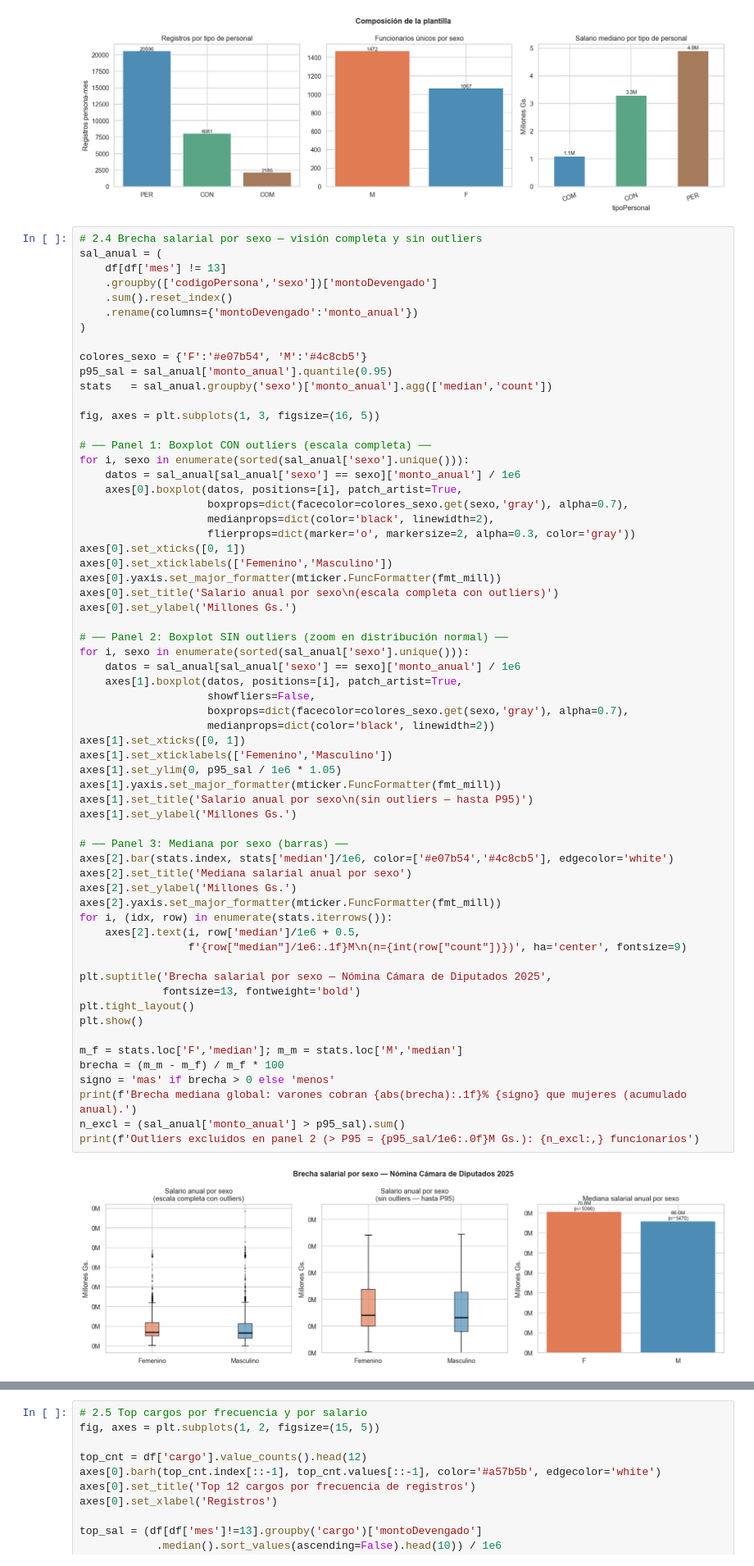
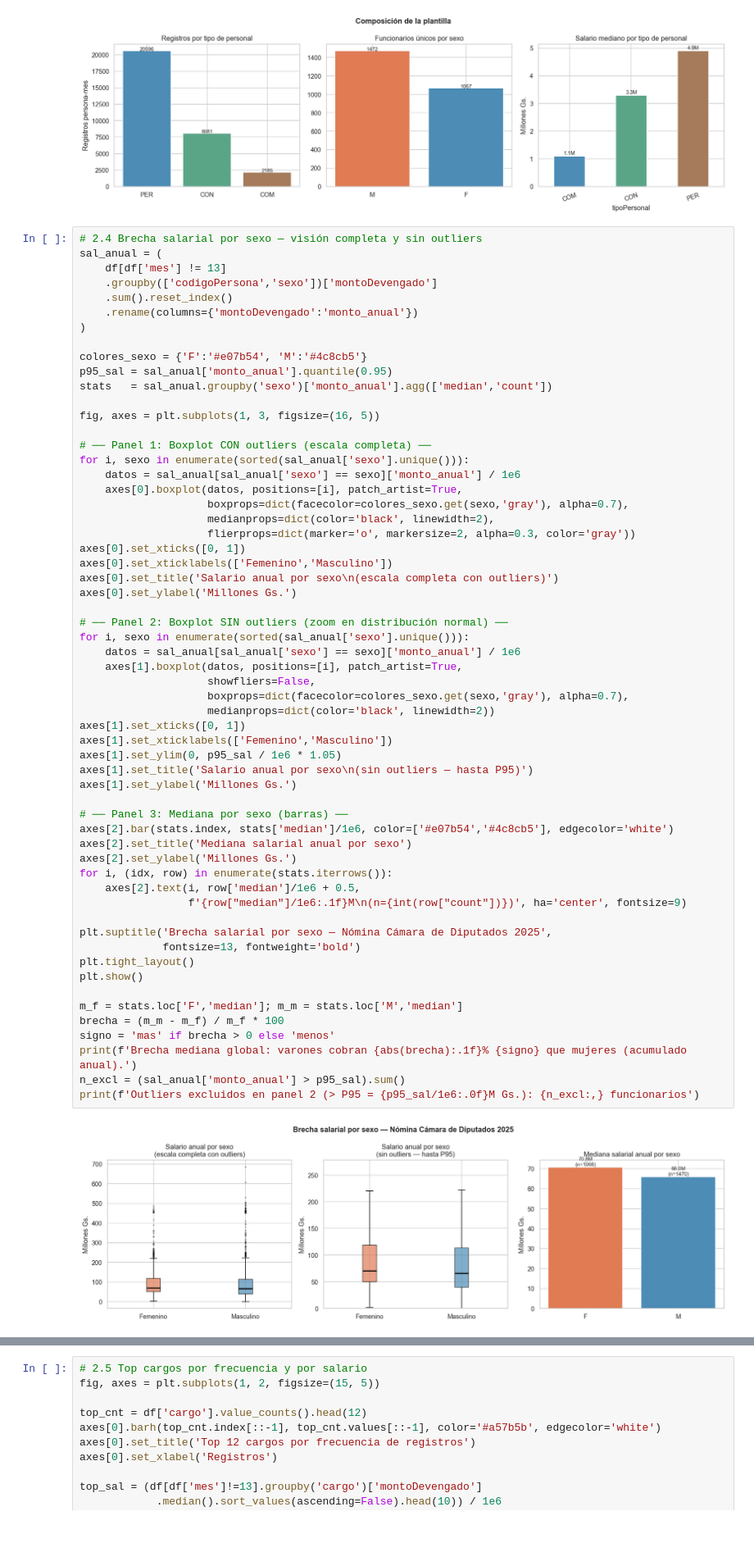
Before and after one commit to bethavila17/eda-nomina-diputados, a Jupyter notebook: notebooks/TP_Final_Pipeline_Ciencia_Datos.ipynb, the cells around one changed output, grey strips where cells are left out. Shown at 82% size. Drawn from its saved outputs; the diff is of its cells as text; blank space fills up the shorter version.

Commit message:
Fix eje Y brecha salarial por sexo — remover fmt_mill donde datos ya estan en millones

```diff
--- a/notebooks/TP_Final_Pipeline_Ciencia_Datos.ipynb
+++ b/notebooks/TP_Final_Pipeline_Ciencia_Datos.ipynb
@@ -542,7 +542,6 @@ for i, sexo in enumerate(sorted(sal_anual['sexo'].unique())):
                     flierprops=dict(marker='o', markersize=2, alpha=0.3, color='gray'))
 axes[0].set_xticks([0, 1])
 axes[0].set_xticklabels(['Femenino','Masculino'])
-axes[0].yaxis.set_major_formatter(mticker.FuncFormatter(fmt_mill))
 axes[0].set_title('Salario anual por sexo\n(escala completa con outliers)')
 axes[0].set_ylabel('Millones Gs.')
 
@@ -552,36 +551,34 @@ for i, sexo in enumerate(sorted(sal_anual['sexo'].unique())):
     axes[1].boxplot(datos, positions=[i], patch_artist=True,
                     showfliers=False,
                     boxprops=dict(facecolor=colores_sexo.get(sexo,'gray'), alpha=0.7),
                     medianprops=dict(color='black', linewidth=2))
 axes[1].set_xticks([0, 1])
 axes[1].set_xticklabels(['Femenino','Masculino'])
 axes[1].set_ylim(0, p95_sal / 1e6 * 1.05)
-axes[1].yaxis.set_major_formatter(mticker.FuncFormatter(fmt_mill))
 axes[1].set_title('Salario anual por sexo\n(sin outliers — hasta P95)')
 axes[1].set_ylabel('Millones Gs.')
 
 # ── Panel 3: Mediana por sexo (barras) ──
 axes[2].bar(stats.index, stats['median']/1e6, color=['#e07b54','#4c8cb5'], edgecolor='white')
 axes[2].set_title('Mediana salarial anual por sexo')
 axes[2].set_ylabel('Millones Gs.')
-axes[2].yaxis.set_major_formatter(mticker.FuncFormatter(fmt_mill))
 for i, (idx, row) in enumerate(stats.iterrows()):
     axes[2].text(i, row['median']/1e6 + 0.5,
                  f'{row["median"]/1e6:.1f}M\n(n={int(row["count"])})', ha='center', fontsize=9)
 
 plt.suptitle('Brecha salarial por sexo — Nómina Cámara de Diputados 2025',
              fontsize=13, fontweight='bold')
 plt.tight_layout()
 plt.show()
 
 m_f = stats.loc['F','median']; m_m = stats.loc['M','median']
 brecha = (m_m - m_f) / m_f * 100
 signo = 'mas' if brecha > 0 else 'menos'
 print(f'Brecha mediana global: varones cobran {abs(brecha):.1f}% {signo} que mujeres (acumulado anual).')
 n_excl = (sal_anual['monto_anual'] > p95_sal).sum()
 print(f'Outliers excluidos en panel 2 (> P95 = {p95_sal/1e6:.0f}M Gs.): {n_excl:,} funcionarios')
 # %% [output]
-[figure, old version]
+[figure, new version]
 Brecha mediana global: varones cobran 6.8% menos que mujeres (acumulado anual).
 Outliers excluidos en panel 2 (> P95 = 265M Gs.): 127 funcionarios
 # %%
```
Also changed, not shown: parts of 1 cell of this notebook, 2 other files.
